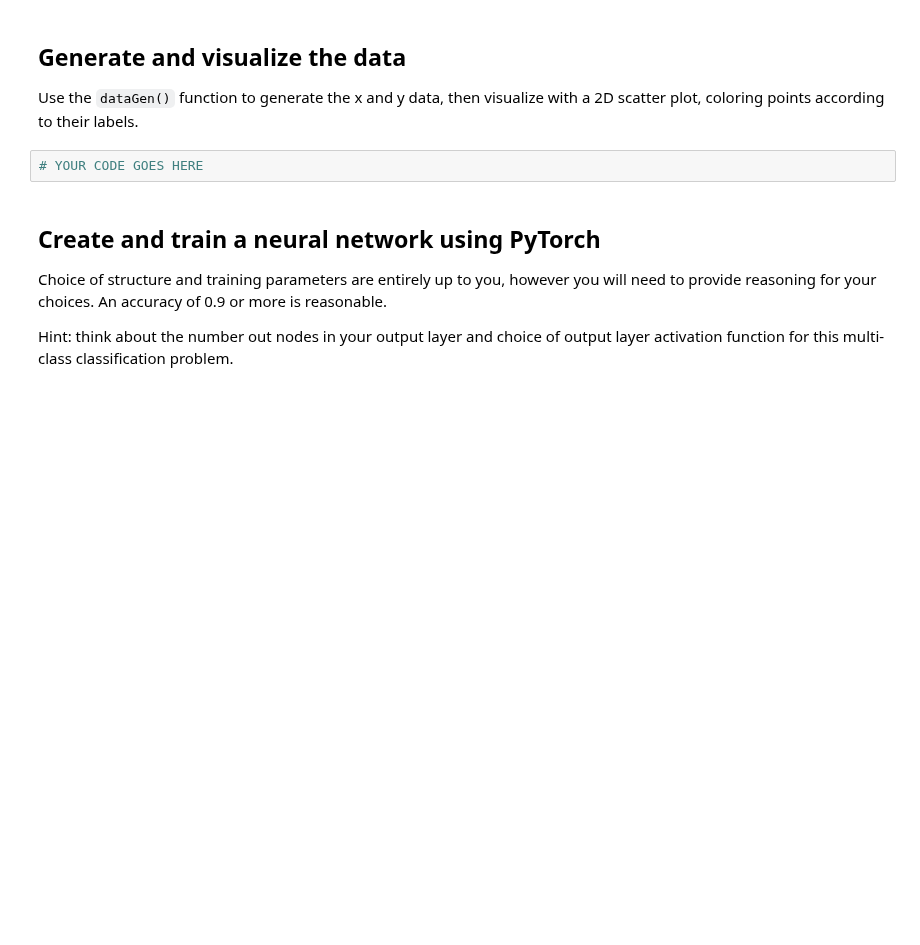
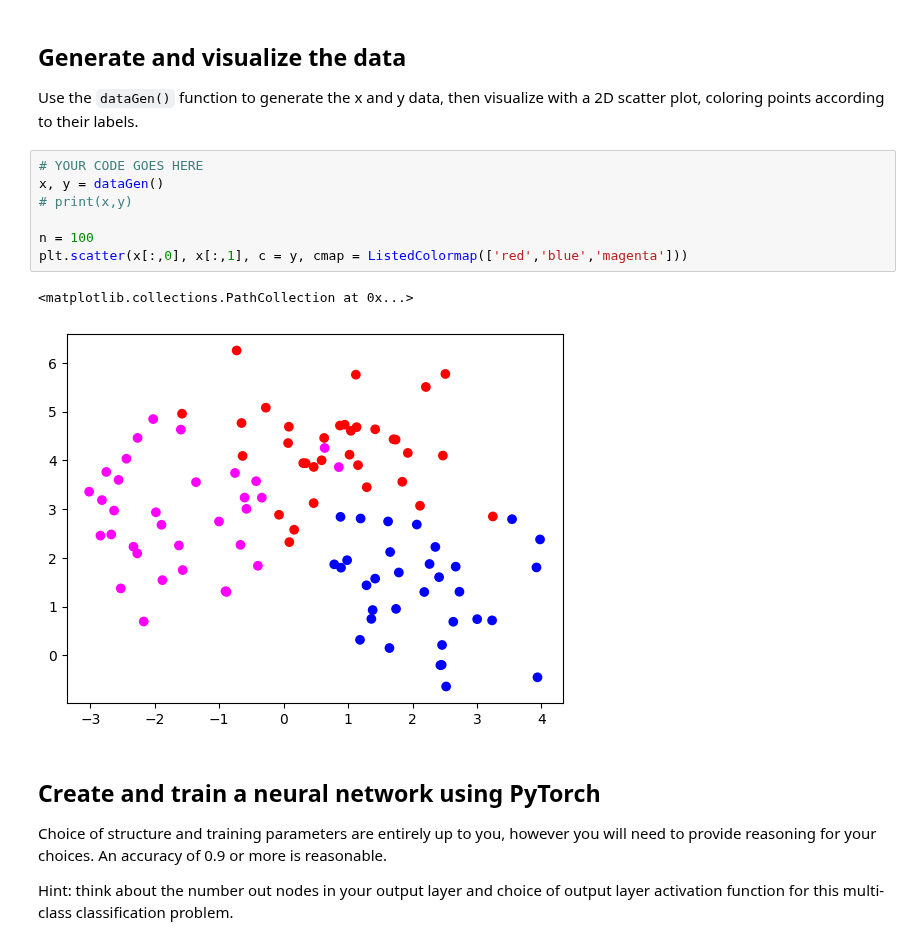
Before and after one commit to zsqu4re/ML-for-engineers, a Jupyter notebook: HW7/M7-HW2.ipynb, the cells around one changed output. Saved outputs shown, nothing was run; the diff lists cells and outputs as text; blank space fills up the shorter version.

```diff
--- a/HW7/M7-HW2.ipynb
+++ b/HW7/M7-HW2.ipynb
@@ -50,8 +50,16 @@ def visualizeModel(model):
 # %% [markdown]
 ## Generate and visualize the data
 Use the `dataGen()` function to generate the x and y data, then visualize with a 2D scatter plot, coloring points according to their labels.
-# %%
-# YOUR CODE GOES HERE
+# %%
+# YOUR CODE GOES HERE
+x, y = dataGen()
+# print(x,y)
+
+n = 100
+plt.scatter(x[:,0], x[:,1], c = y, cmap = ListedColormap(['red','blue','magenta']))
+# %% [output]
+<matplotlib.collections.PathCollection at 0x...>
+[figure, added]
 # %% [markdown]
 ## Create and train a neural network using PyTorch
 Choice of structure and training parameters are entirely up to you, however you will need to provide reasoning for your choices. An accuracy of 0.9 or more is reasonable.
```
Also changed, not shown: parts of 6 cells of this notebook, 3 other files.
